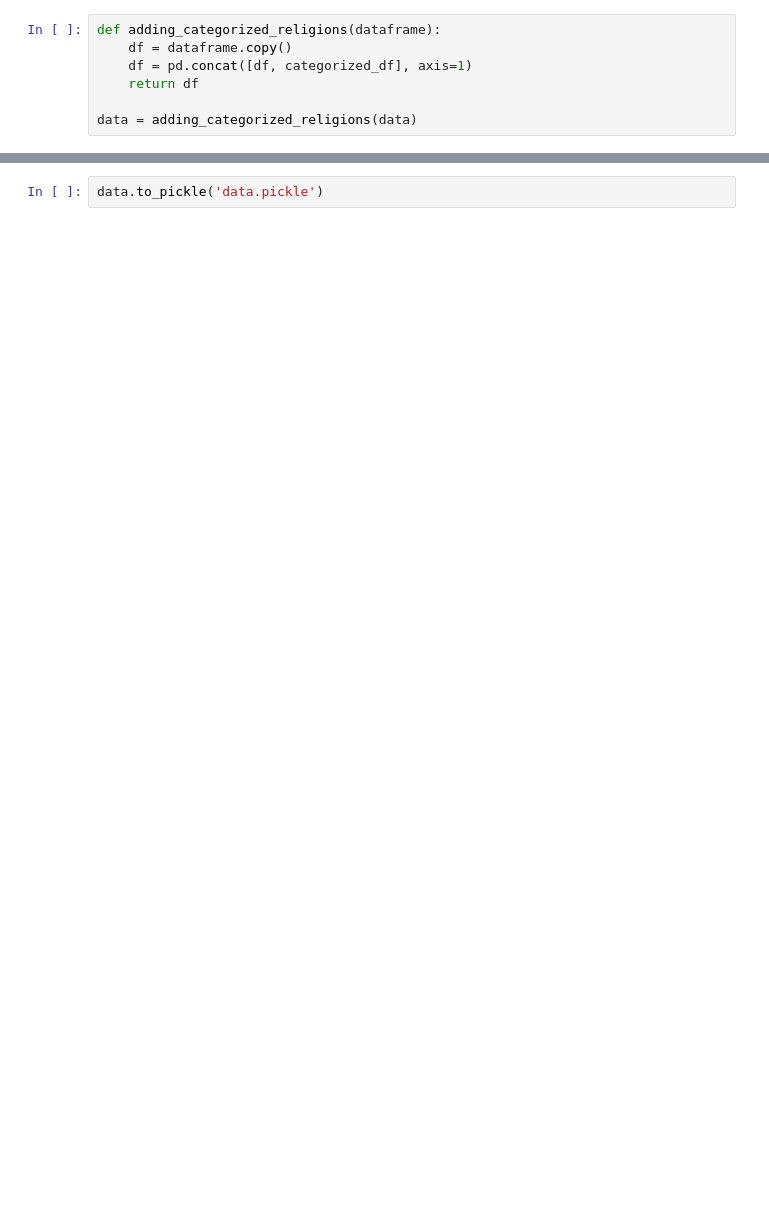
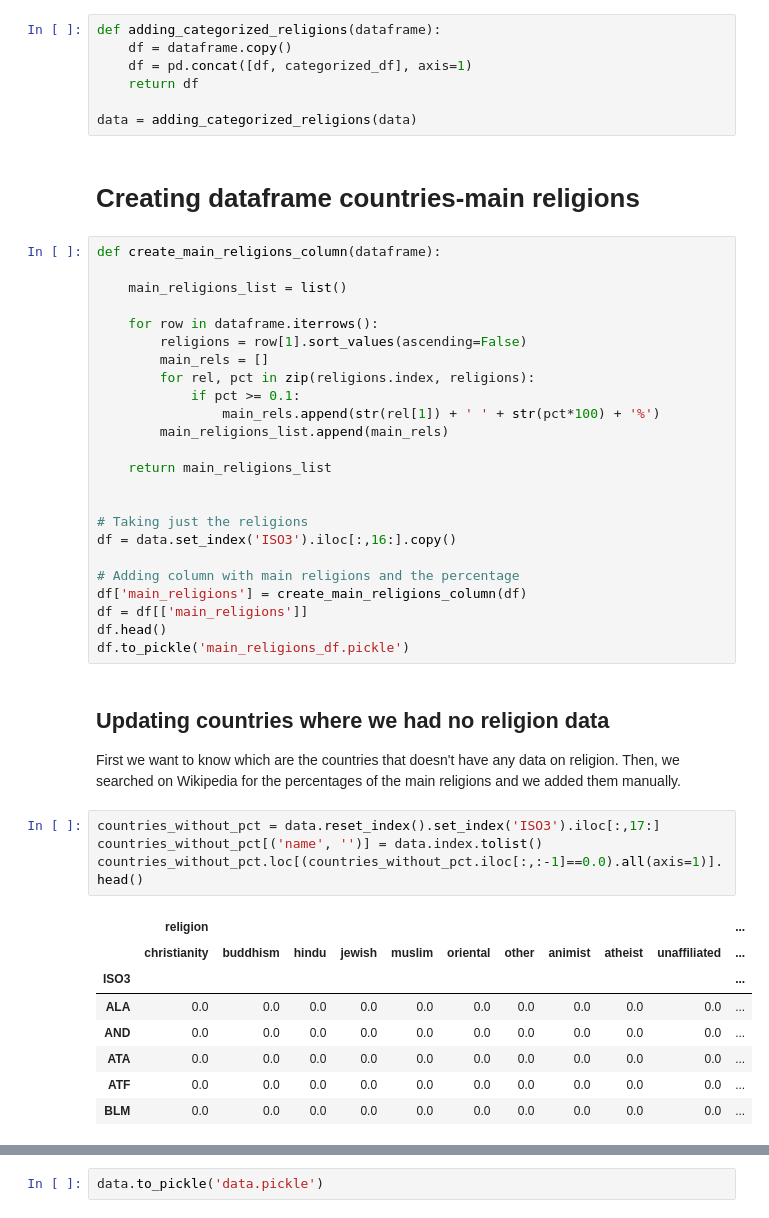
Before and after one commit to LailaHms/ADA2017_Homeworks, a Jupyter notebook: Project/DataEnriching/Data enriching.ipynb, the cells around one changed output, grey strips where cells are left out. Saved outputs shown, nothing was run; the diff lists cells and outputs as text; blank space fills up the shorter version.

```diff
--- a/Project/DataEnriching/Data enriching.ipynb
+++ b/Project/DataEnriching/Data enriching.ipynb
@@ -797,3 +784,46 @@ def adding_categorized_religions(dataframe):
     return df
 
 data = adding_categorized_religions(data)
+# %% [markdown]
+# Creating dataframe countries-main religions
+# %%
+def create_main_religions_column(dataframe):
+
+    main_religions_list = list()
+
+    for row in dataframe.iterrows():
+        religions = row[1].sort_values(ascending=False)
+        main_rels = []
+        for rel, pct in zip(religions.index, religions):
+            if pct >= 0.1:
+                main_rels.append(str(rel[1]) + ' ' + str(pct*100) + '%')
+        main_religions_list.append(main_rels)
+
+    return main_religions_list
+
+
+# Taking just the religions
+df = data.set_index('ISO3').iloc[:,16:].copy()
+
+# Adding column with main religions and the percentage
+df['main_religions'] = create_main_religions_column(df)
+df = df[['main_religions']]
+df.head()
+df.to_pickle('main_religions_df.pickle')
+# %% [markdown]
+## Updating countries where we had no religion data
+
+First we want to know which are the countries that doesn't have any data on religion. Then, we searched on Wikipedia for the percentages of the main religions and we added them manually.
+# %%
+countries_without_pct = data.reset_index().set_index('ISO3').iloc[:,17:]
+countries_without_pct[('name', '')] = data.index.tolist()
+countries_without_pct.loc[(countries_without_pct.iloc[:,:-1]==0.0).all(axis=1)].head()
+# %% [output]
+|  | religion |  |  |  |  |  |  |  |  |  | ... |
+|  | christianity | buddhism | hindu | jewish | muslim | oriental | other | animist | atheist | unaffiliated | ... |
+| ISO3 |  |  |  |  |  |  |  |  |  |  | ... |
+| ALA | 0.0 | 0.0 | 0.0 | 0.0 | 0.0 | 0.0 | 0.0 | 0.0 | 0.0 | 0.0 | ... |
+| AND | 0.0 | 0.0 | 0.0 | 0.0 | 0.0 | 0.0 | 0.0 | 0.0 | 0.0 | 0.0 | ... |
+| ATA | 0.0 | 0.0 | 0.0 | 0.0 | 0.0 | 0.0 | 0.0 | 0.0 | 0.0 | 0.0 | ... |
+| ATF | 0.0 | 0.0 | 0.0 | 0.0 | 0.0 | 0.0 | 0.0 | 0.0 | 0.0 | 0.0 | ... |
+| BLM | 0.0 | 0.0 | 0.0 | 0.0 | 0.0 | 0.0 | 0.0 | 0.0 | 0.0 | 0.0 | ... |
```
Also changed, not shown: parts of 15 cells of this notebook, 13 other files.
